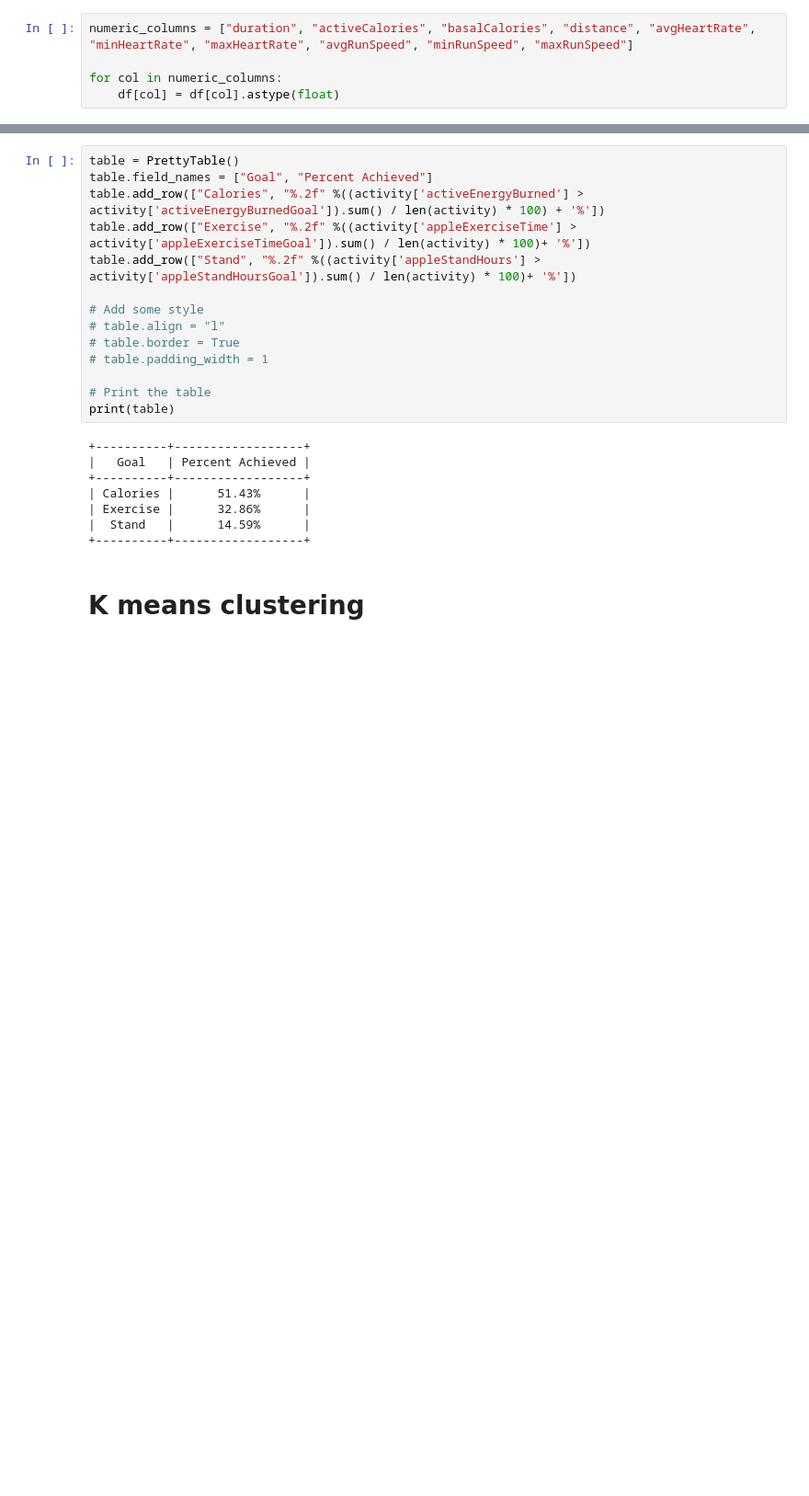
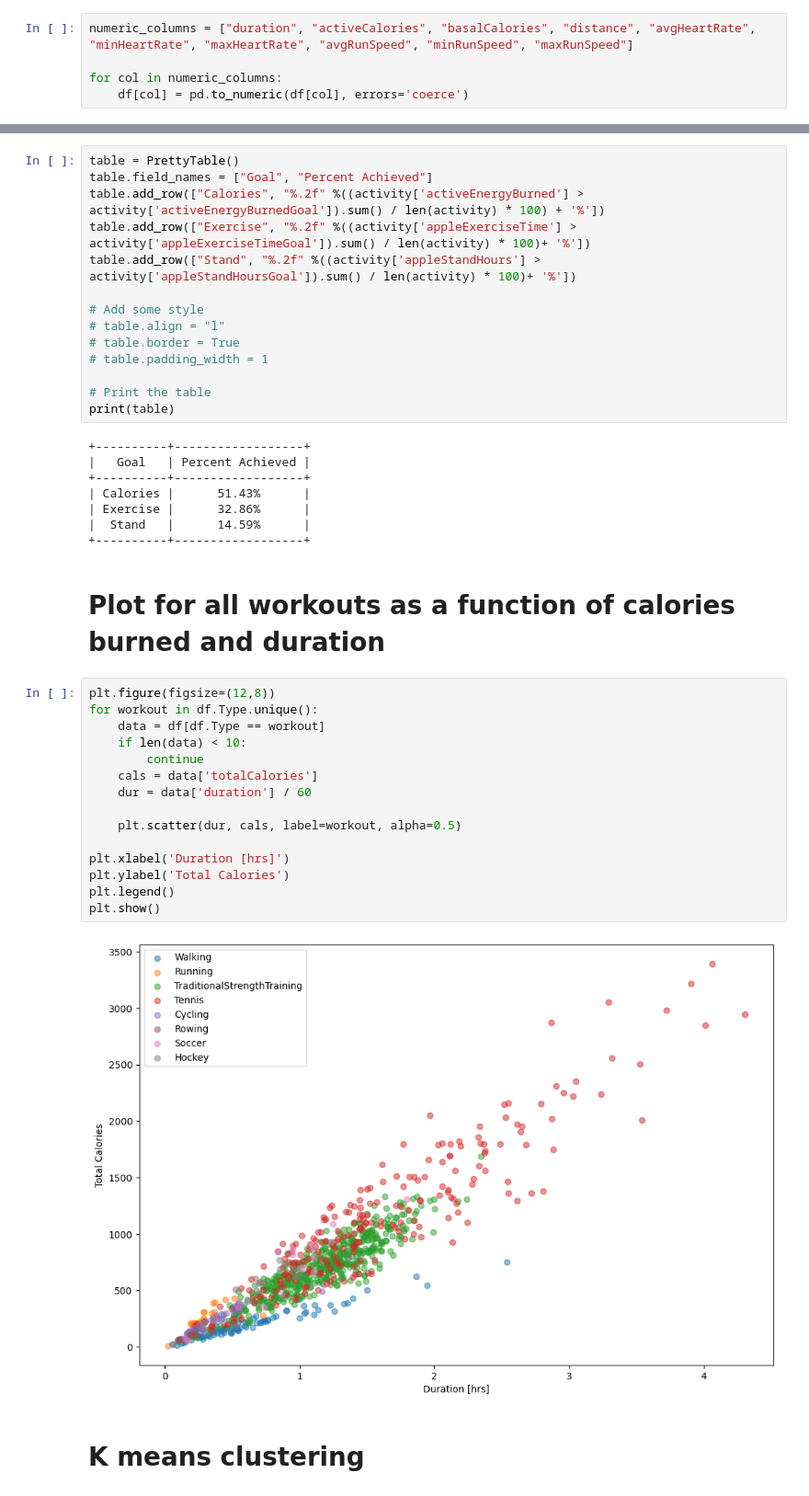
Before and after one commit to AdamSmithOrlik/apple_fitness_insights, a Jupyter notebook: dev.ipynb, the cells around one changed output, grey strips where cells are left out. Shown at 92% size. Drawn from its saved outputs; the diff is of its cells as text; blank space fills up the shorter version.

```diff
--- a/dev.ipynb
+++ b/dev.ipynb
@@ -236,4 +274,4 @@ for i, col in enumerate(statistics_columns):
 numeric_columns = ["duration", "activeCalories", "basalCalories", "distance", "avgHeartRate", "minHeartRate", "maxHeartRate", "avgRunSpeed", "minRunSpeed", "maxRunSpeed"]
 
 for col in numeric_columns:
-    df[col] = df[col].astype(float)
+    df[col] = pd.to_numeric(df[col], errors='coerce')
@@ -714,6 +756,25 @@ print(table)
 | Exercise |      32.86%      |
 |  Stand   |      14.59%      |
 +----------+------------------+
+# %% [markdown]
+# Plot for all workouts as a function of calories burned and duration
+# %%
+plt.figure(figsize=(12,8))
+for workout in df.Type.unique():
+    data = df[df.Type == workout]
+    if len(data) < 10:
+        continue
+    cals = data['totalCalories']
+    dur = data['duration'] / 60
+
+    plt.scatter(dur, cals, label=workout, alpha=0.5)
+
+plt.xlabel('Duration [hrs]')
+plt.ylabel('Total Calories')
+plt.legend()
+plt.show()
+# %% [output]
+[figure, added]
 # %% [markdown]
 # K means clustering
 # %%
```
Also changed, not shown: parts of 5 cells of this notebook, 4 other files.
